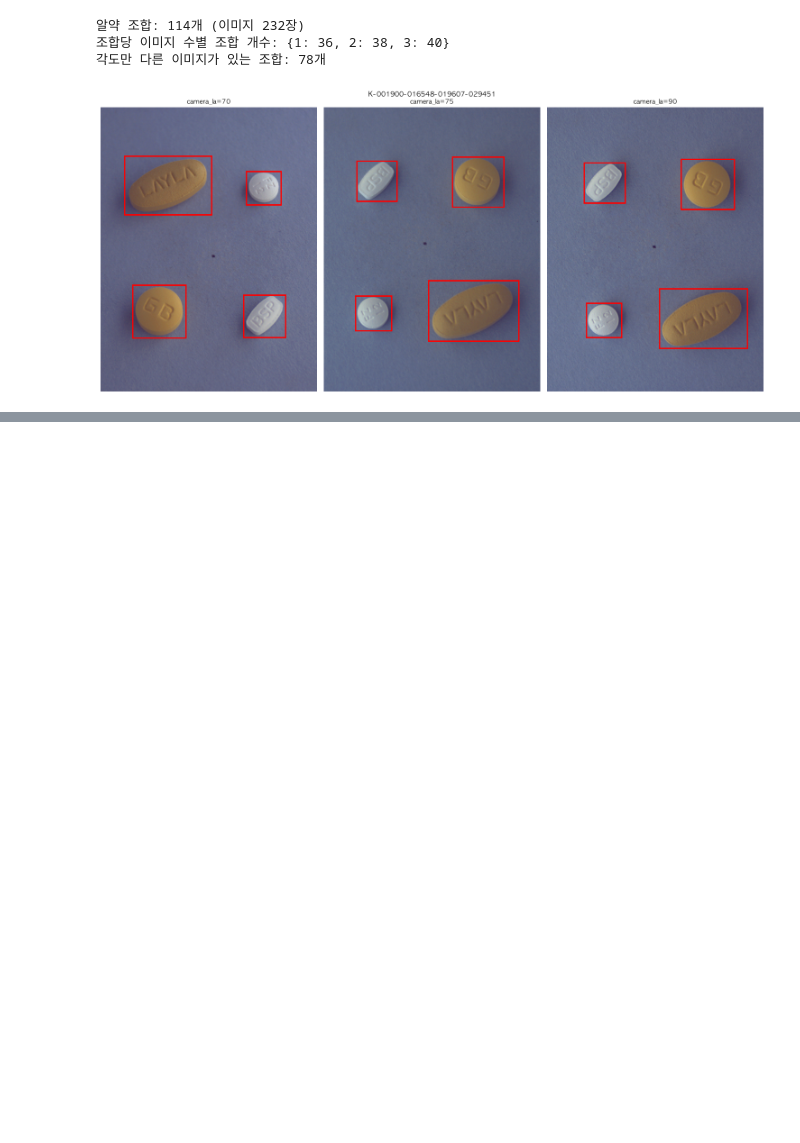
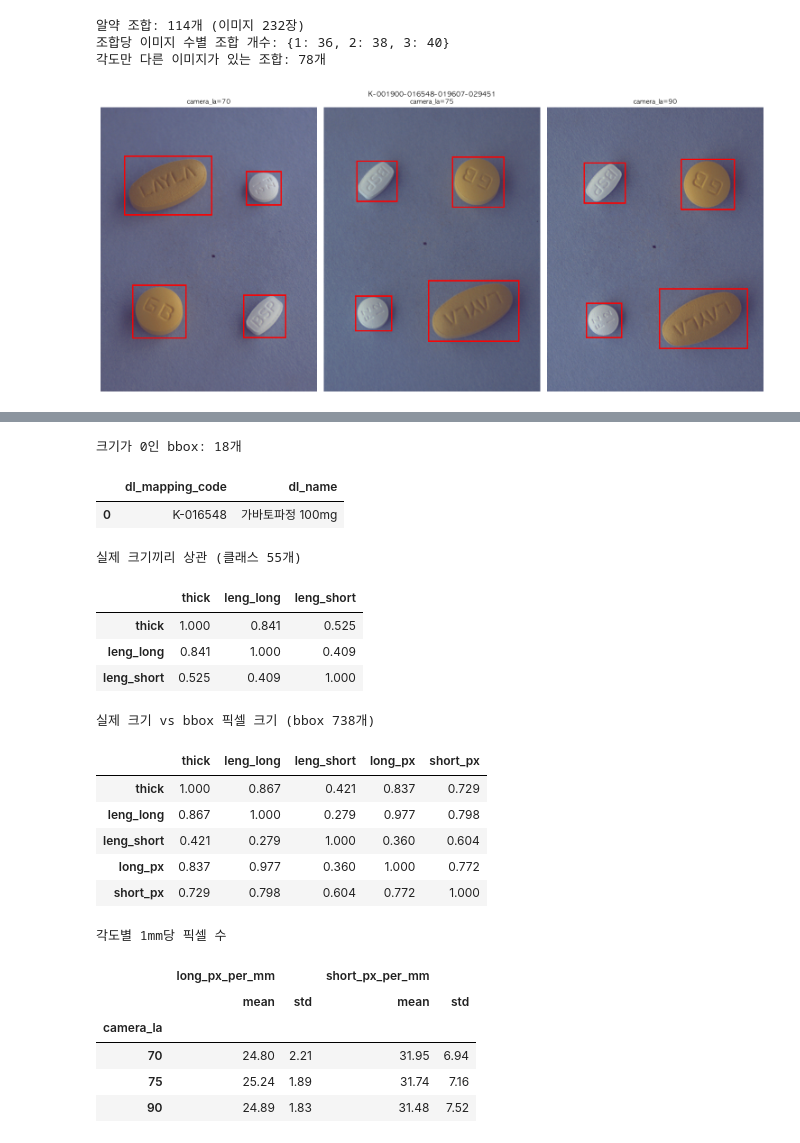
Before and after one commit to def-uk/pill-bbox, a Jupyter notebook: notebooks/dongwook_eda.ipynb, the cells around one changed output, grey strips where cells are left out. Cells and saved outputs as stored; diff of their text form; code cells hidden in the pictures; blank space fills up the shorter version.

```diff
--- a/notebooks/dongwook_eda.ipynb
+++ b/notebooks/dongwook_eda.ipynb
@@ -421,0 +428,66 @@ plt.show()
+# %%
+SIZE_COLS = ["thick", "leng_long", "leng_short"]
+PX_COLS = ["long_px", "short_px"]
+
+size_df = ann_df.assign(
+    long_px=ann_df[["w", "h"]].max(axis=1),
+    short_px=ann_df[["w", "h"]].min(axis=1),
+)
+
+# 크기가 0이면 값이 없는 것으로 본다.
+has_zero = (size_df[SIZE_COLS] == 0).any(axis=1)
+zero_classes = size_df.loc[has_zero, ["dl_mapping_code", "dl_name"]].drop_duplicates()
+print(f"크기가 0인 bbox: {has_zero.sum()}개")
+display(zero_classes.reset_index(drop=True))
+
+# 이상 bbox(이미지 밖, area 불일치)도 뺀다.
+size_df = size_df[~has_zero & ~size_df.index.isin(bad_df.index)]
+
+
+def show_corr(df: pd.DataFrame, title: str) -> None:
+    """상관계수 행렬을 -1~1 색으로 칠해서 보여준다."""
+    print(f"\n{title}")
+    display(df.corr().style.background_gradient(cmap="RdBu_r", vmin=-1, vmax=1).format("{:.3f}"))
+
+
+# 1) 실제 크기끼리: 클래스당 한 행
+class_size_df = size_df.drop_duplicates("category_id")
+show_corr(class_size_df[SIZE_COLS], f"실제 크기끼리 상관 (클래스 {len(class_size_df)}개)")
+
+# 2) 실제 크기 vs bbox 픽셀 크기: bbox당 한 행
+show_corr(size_df[SIZE_COLS + PX_COLS], f"실제 크기 vs bbox 픽셀 크기 (bbox {len(size_df)}개)")
+
+# 3) 1mm가 몇 픽셀인지: 각도마다 거의 같으면 촬영 거리가 고정된 것이다.
+size_df = size_df.assign(
+    long_px_per_mm=size_df["long_px"] / size_df["leng_long"],
+    short_px_per_mm=size_df["short_px"] / size_df["leng_short"],
+)
+print("\n각도별 1mm당 픽셀 수")
+display(
+    size_df.groupby("camera_la")[["long_px_per_mm", "short_px_per_mm"]]
+    .agg(["mean", "std"])
+    .round(2)
+)
+# %% [output]
+크기가 0인 bbox: 18개
+|  | dl_mapping_code | dl_name |
+| 0 | K-016548 | 가바토파정 100mg |
+실제 크기끼리 상관 (클래스 55개)
+|  | thick | leng_long | leng_short |
+| thick | 1.000 | 0.841 | 0.525 |
+| leng_long | 0.841 | 1.000 | 0.409 |
+| leng_short | 0.525 | 0.409 | 1.000 |
+실제 크기 vs bbox 픽셀 크기 (bbox 738개)
+|  | thick | leng_long | leng_short | long_px | short_px |
+| thick | 1.000 | 0.867 | 0.421 | 0.837 | 0.729 |
+| leng_long | 0.867 | 1.000 | 0.279 | 0.977 | 0.798 |
+| leng_short | 0.421 | 0.279 | 1.000 | 0.360 | 0.604 |
+| long_px | 0.837 | 0.977 | 0.360 | 1.000 | 0.772 |
+| short_px | 0.729 | 0.798 | 0.604 | 0.772 | 1.000 |
+각도별 1mm당 픽셀 수
+|  | long_px_per_mm |  | short_px_per_mm |  |
+|  | mean | std | mean | std |
+| camera_la |  |  |  |  |
+| 70 | 24.80 | 2.21 | 31.95 | 6.94 |
+| 75 | 25.24 | 1.89 | 31.74 | 7.16 |
+| 90 | 24.89 | 1.83 | 31.48 | 7.52 |
```
Also changed, not shown: parts of 2 cells of this notebook.
